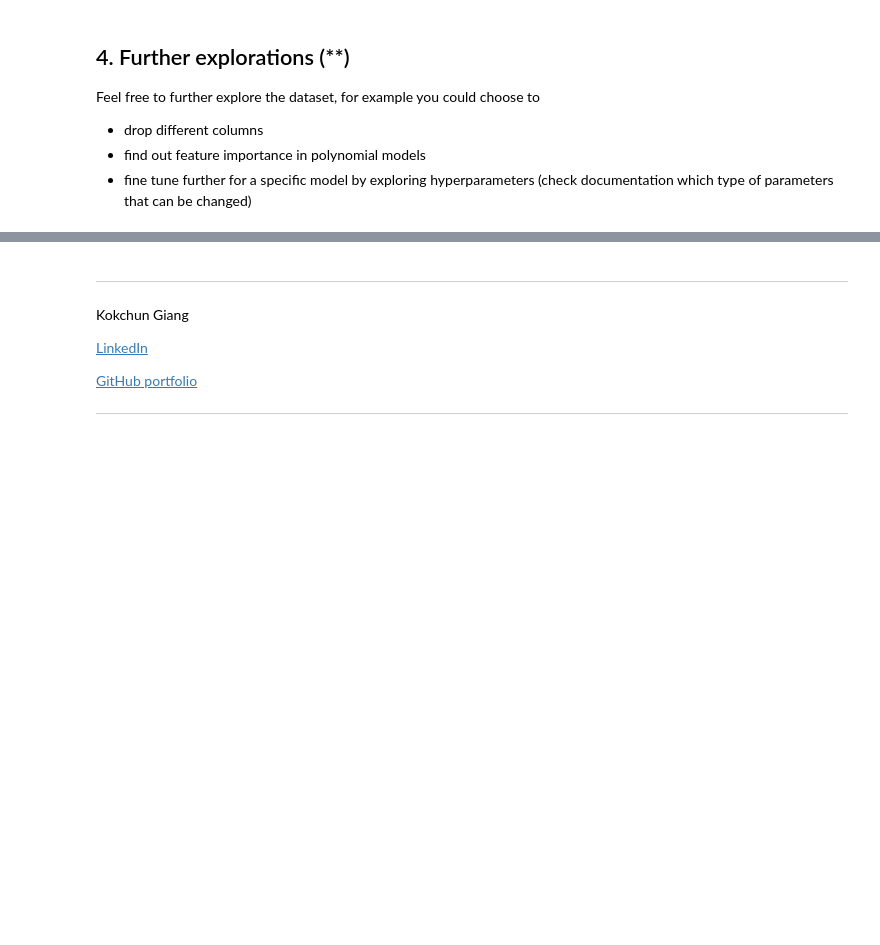
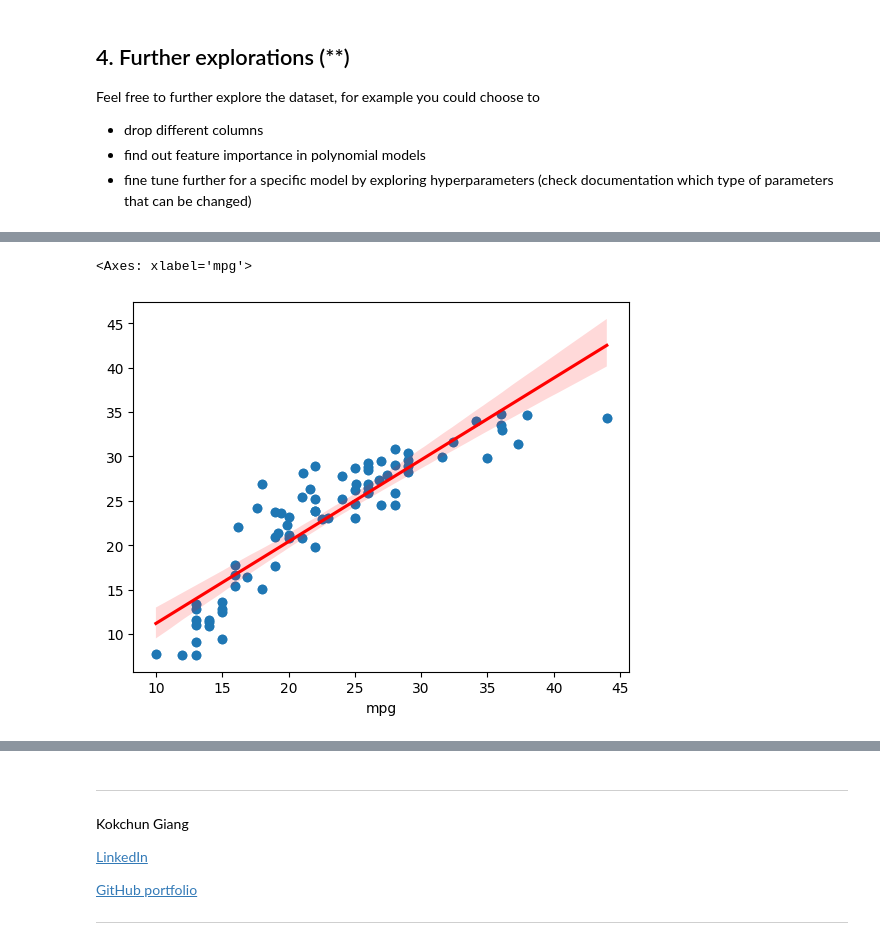
Before and after one commit to AlbotGoodman/machine-learning, a Jupyter notebook: Exercises/E01_sklearn.ipynb, the cells around one changed output, grey strips where cells are left out. Drawn from its saved outputs; the diff is of its cells as text; code cells hidden in the pictures; blank space fills up the shorter version.

```diff
--- a/Exercises/E01_sklearn.ipynb
+++ b/Exercises/E01_sklearn.ipynb
@@ -314,0 +311,6 @@ Feel free to further explore the dataset, for example you could choose to
+# %%
+plt.scatter(y_test, y_hat_degree_1)
+sns.regplot(x=y_test, y=y_hat_degree_1, line_kws={"color": "red"})
+# %% [output]
+<Axes: xlabel='mpg'>
+[figure, added]
```
Also changed, not shown: parts of 5 cells of this notebook.
